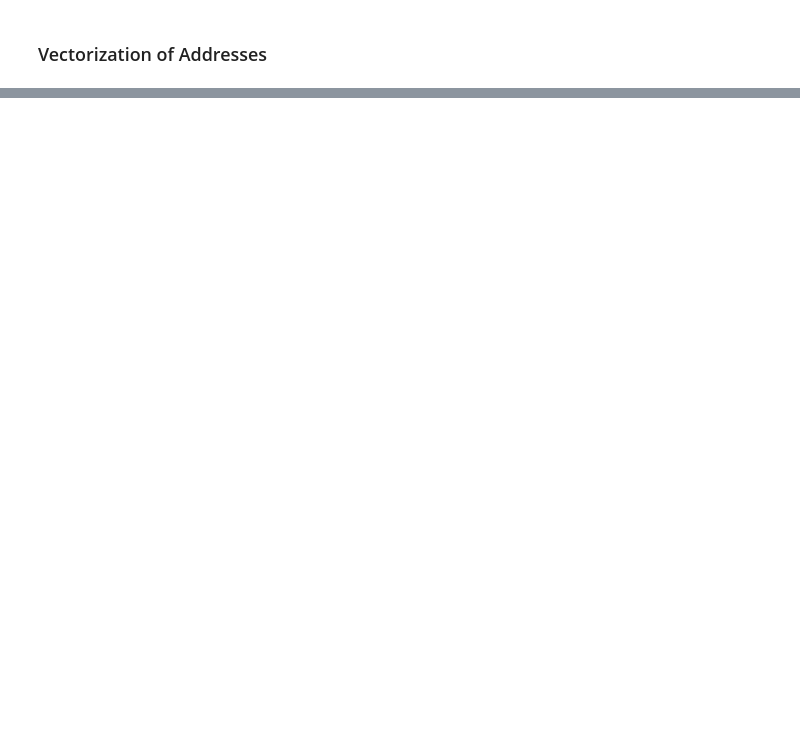
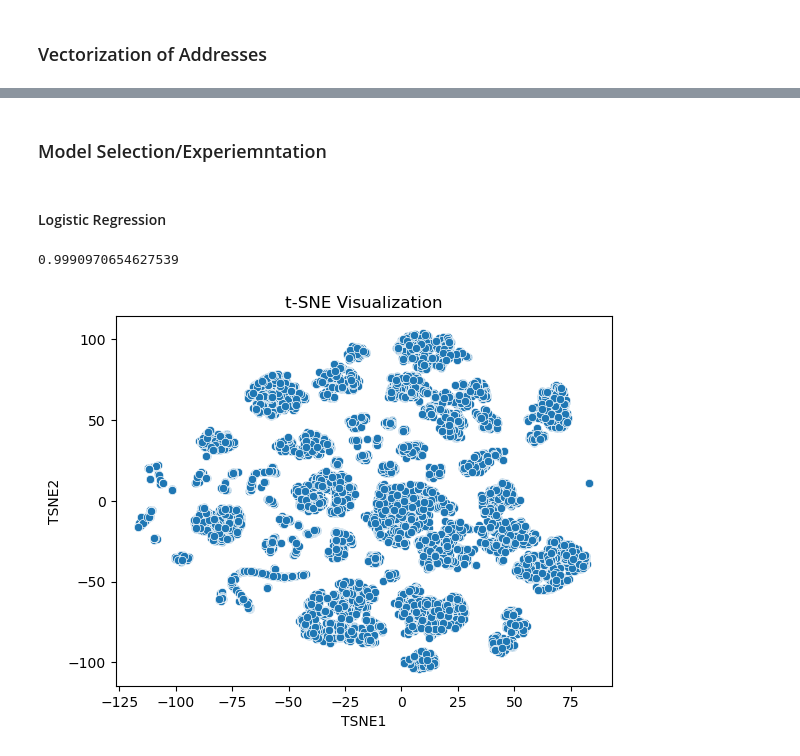
Before and after one commit to Milttam/address-matching, a Jupyter notebook: match.ipynb, the cells around one changed output, grey strips where cells are left out. Drawn from its saved outputs; the diff is of its cells as text; code cells hidden in the pictures; blank space fills up the shorter version.

```diff
--- a/match.ipynb
+++ b/match.ipynb
@@ -140,0 +165,61 @@ KeyError: 'secondary_address'
+# %% [markdown]
+### Model Selection/Experiemntation
+# %% [markdown]
+#### Logistic Regression
+# %%
+from sklearn.model_selection import train_test_split
+from sklearn.linear_model import LogisticRegression
+from sklearn.metrics import accuracy_score
+
+# split dataset
+X = dist_jaro.drop('label', axis=1)
+y = dist_jaro['label']
+X_train, X_test, y_train, y_test = train_test_split(X, y, test_size=0.2, random_state=42)
+
+# create Logisitc Regression model
+model = LogisticRegression()
+model.fit(X_train, y_train)
+
+# predict
+y_pred = model.predict(X_test)
+
+# Calculate the accuracy score
+accuracy = accuracy_score(y_test, y_pred)
+accuracy
+# %% [output]
+0.9990970654627539
+# %%
+# visiualziation of current data
+from sklearn.decomposition import PCA
+from sklearn.manifold import TSNE
+import matplotlib.pyplot as plt
+
+from sklearn.preprocessing import StandardScaler
+
+scaler = StandardScaler()
+df_scaled = scaler.fit_transform(dist_jaro)
+
+# pca = PCA(n_components=2)  # You can choose the number of components you want
+# principal_components = pca.fit_transform(df_scaled)
+
+# pc_df = pd.DataFrame(data=principal_components, columns=['PC1', 'PC2'])
+# pc_df['label'] = dist_jaro['label']
+
+# # Plot the 2D PCA representation
+# sns.scatterplot(x='PC1', y='PC2', data=pc_df)
+# plt.title('Visualization of dataset with Case 1 and Case 4')
+# plt.show()
+
+tsne = TSNE(n_components=2, random_state=42)  # num components
+tsne_result = tsne.fit_transform(df_scaled)
+
+# df with tsne results
+tsne_df = pd.DataFrame(data=tsne_result, columns=['TSNE1', 'TSNE2'])
+tsne_df['label'] = dist_jaro['label']
+
+
+sns.scatterplot(x='TSNE1', y='TSNE2', data=tsne_df)
+plt.title('t-SNE Visualization')
+plt.show()
+# %% [output]
+[figure, added]
```
Also changed, not shown: parts of 5 cells of this notebook, 2 other files.
